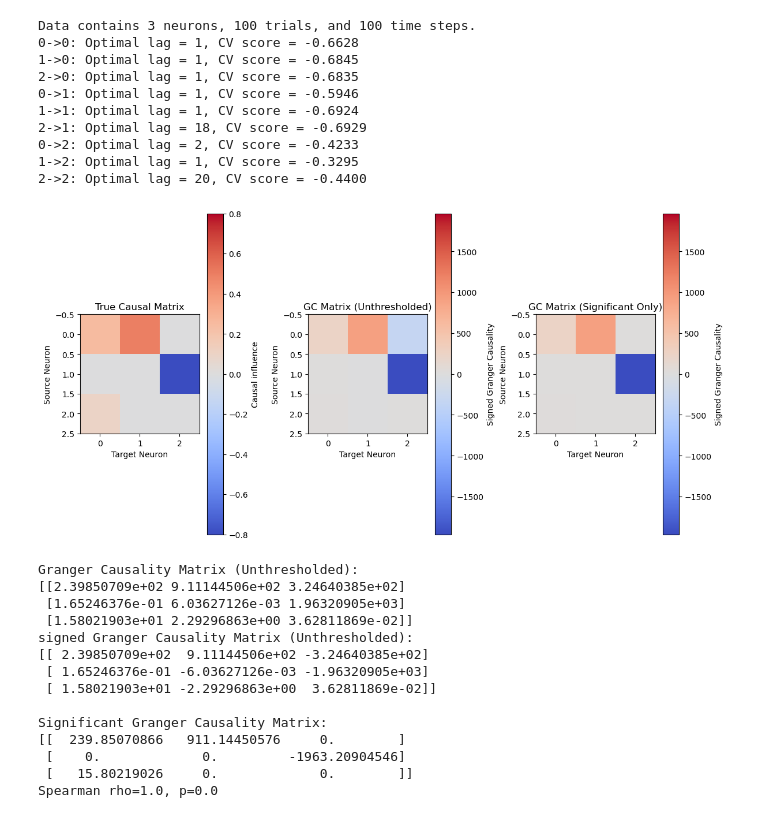
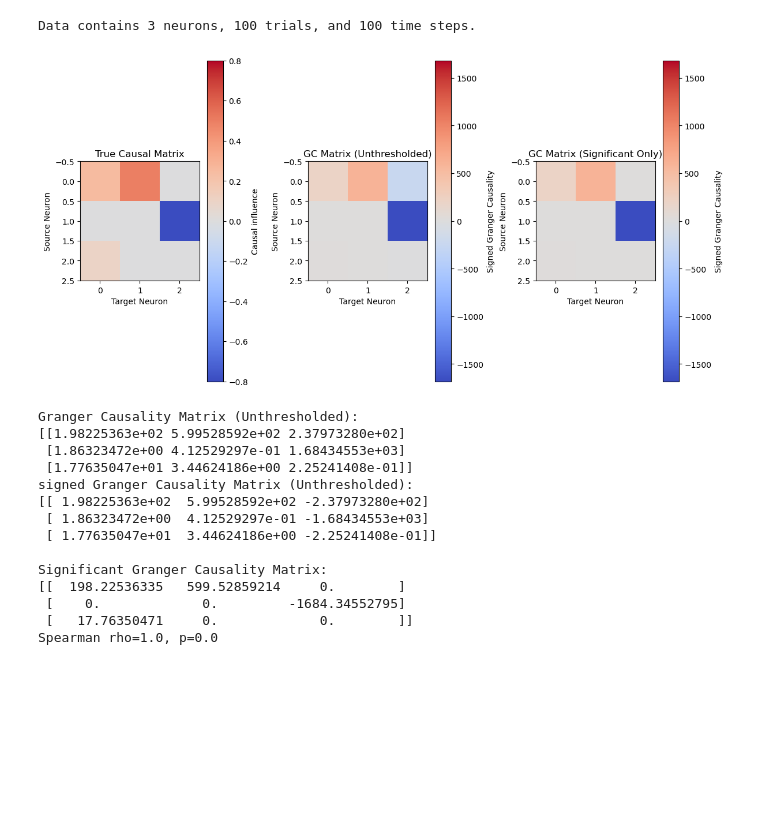
Before and after one commit to danclab/poisson_glm_granger, a Jupyter notebook: demo.ipynb, the cells around one changed output. Saved outputs shown, nothing was run; the diff lists cells and outputs as text; code cells hidden in the pictures; blank space fills up the shorter version.

```diff
--- a/demo.ipynb
+++ b/demo.ipynb
@@ -36,13 +36,11 @@ simulated_data_trials = generate_synthetic_spike_data_trials(
 # Analyze Granger causality with cross-validation
 optimal_lags, gc_matrix, signed_gc_matrix = compute_granger_causality(
     simulated_data_trials,
-    lag_range=(1, 20),
-    folds=10
+    lags=np.arange(1, 20)
 )
 
 # Filter indirect connections
 filtered_gc_matrix, filtered_signed_gc_matrix = filter_indirect_connections(
-    simulated_data_trials,
     optimal_lags,
     gc_matrix,
     signed_gc_matrix
@@ -113,54 +111,45 @@ for _ in range(n_bootstraps):
     resampled_true, resampled_predicted = resample(true_values, adjusted_predicted_values)
     if not np.all(resampled_true==0):
         slope, intercept = np.polyfit(resampled_true, resampled_predicted, 1)
         bootstrapped_slopes.append(slope)
         bootstrapped_intercepts.append(intercept)
 
 # Compute 95% CI
 slope_ci = np.percentile(bootstrapped_slopes, [2.5, 97.5])
 intercept_ci = np.percentile(bootstrapped_intercepts, [2.5, 97.5])
 
 # Fit the linear regression line for plotting
 slope, intercept = np.polyfit(true_values, adjusted_predicted_values, 1)
 line_x = np.linspace(true_values.min(), true_values.max(), 100)
 line_y = slope * line_x + intercept
 
 # Plot
 plt.figure(figsize=(8, 6))
 plt.scatter(true_values, adjusted_predicted_values, alpha=0.7, label='Data')
 plt.plot(line_x, line_y, color='red', label=f'Linear Fit\nSlope={slope:.3f}\nIntercept={intercept:.3f}')
 plt.fill_between(line_x, slope_ci[0] * line_x + intercept_ci[0], slope_ci[1] * line_x + intercept_ci[1],
                  color='red', alpha=0.2, label='95% CI')
 plt.xlabel('True Causal Influence')
 plt.ylabel('Adjusted Predicted Values')
 plt.title('Spearman Correlation and Linear Fit')
 plt.legend()
 
 # Display Spearman results
 print(f'Spearman rho={spearman_corr}, p={spearman_pval}')
 # %% [output]
 Data contains 3 neurons, 100 trials, and 100 time steps.
-0->0: Optimal lag = 1, CV score = -0.6628
-1->0: Optimal lag = 1, CV score = -0.6845
-2->0: Optimal lag = 1, CV score = -0.6835
-0->1: Optimal lag = 1, CV score = -0.5946
-1->1: Optimal lag = 1, CV score = -0.6924
-2->1: Optimal lag = 18, CV score = -0.6929
-0->2: Optimal lag = 2, CV score = -0.4233
-1->2: Optimal lag = 1, CV score = -0.3295
-2->2: Optimal lag = 20, CV score = -0.4400
-[figure, old version]
+[figure, new version]
 Granger Causality Matrix (Unthresholded):
-[[2.39850709e+02 9.11144506e+02 3.24640385e+02]
- [1.65246376e-01 6.03627126e-03 1.96320905e+03]
- [1.58021903e+01 2.29296863e+00 3.62811869e-02]]
+[[1.98225363e+02 5.99528592e+02 2.37973280e+02]
+ [1.86323472e+00 4.12529297e-01 1.68434553e+03]
+ [1.77635047e+01 3.44624186e+00 2.25241408e-01]]
 signed Granger Causality Matrix (Unthresholded):
-[[ 2.39850709e+02  9.11144506e+02 -3.24640385e+02]
- [ 1.65246376e-01 -6.03627126e-03 -1.96320905e+03]
- [ 1.58021903e+01 -2.29296863e+00  3.62811869e-02]]
+[[ 1.98225363e+02  5.99528592e+02 -2.37973280e+02]
+ [ 1.86323472e+00  4.12529297e-01 -1.68434553e+03]
+ [ 1.77635047e+01  3.44624186e+00 -2.25241408e-01]]
 
 Significant Granger Causality Matrix:
-[[  239.85070866   911.14450576     0.        ]
- [    0.             0.         -1963.20904546]
- [   15.80219026     0.             0.        ]]
+[[  198.22536335   599.52859214     0.        ]
+ [    0.             0.         -1684.34552795]
+ [   17.76350471     0.             0.        ]]
 Spearman rho=1.0, p=0.0
```
Also changed, not shown: parts of 6 cells of this notebook, 2 other files.
